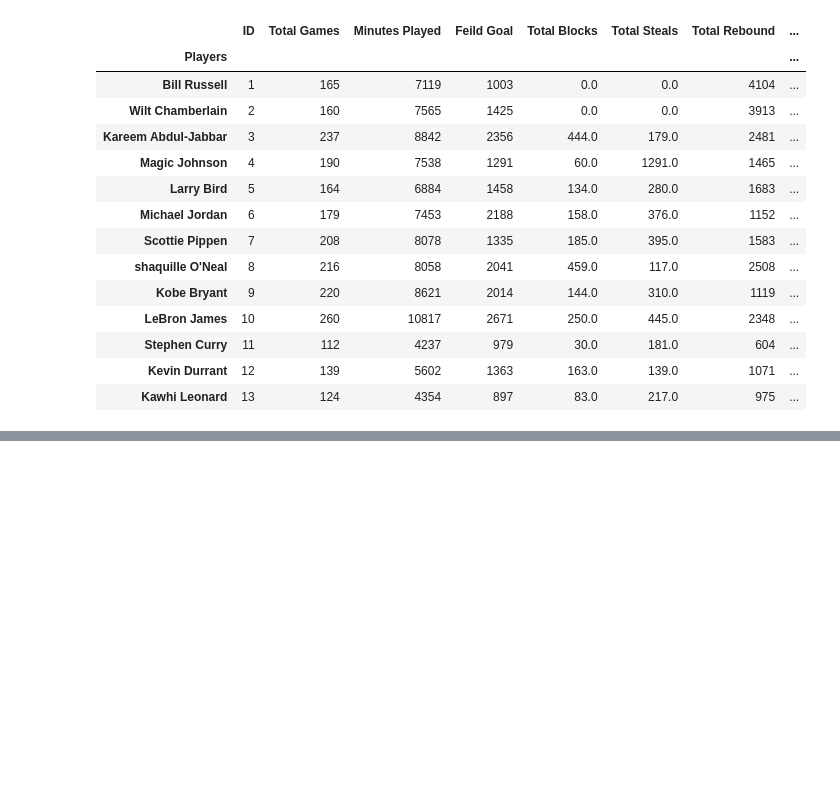
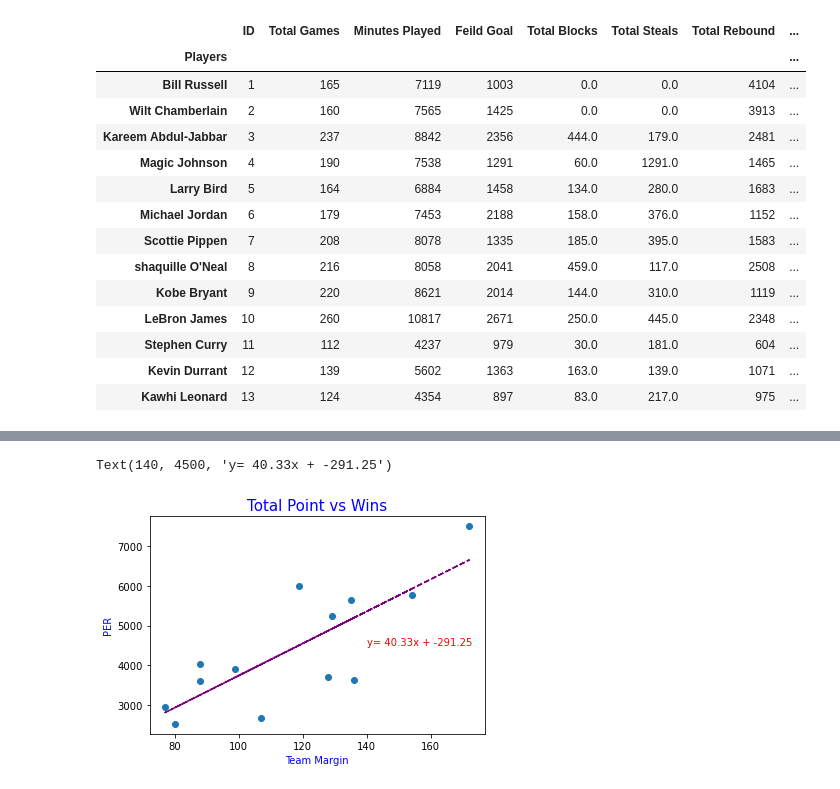
Before and after one commit to lovenalee/Ballers-Project1-Do-You-Really-Know-The-NBA-, a Jupyter notebook: Playoff.ipynb, the cells around one changed output, grey strips where cells are left out. Drawn from its saved outputs; the diff is of its cells as text; code cells hidden in the pictures; blank space fills up the shorter version.

```diff
--- a/Playoff.ipynb
+++ b/Playoff.ipynb
@@ -480,0 +552,17 @@ Text(0.5, 1.0, 'LeBron James \nVs\n Michael Jordan')
+# %%
+vc_slope, vc_int, vc_r, vc_p, vc_std_err = st.linregress(GOAT_STAT['WINS'], GOAT_STAT['Total Points'])
+vc_fit = vc_slope * GOAT_STAT['WINS'] + vc_int
+equation = 'y= ' + str(round(vc_slope, 2)) + 'x + ' + str(round(vc_int, 2))
+
+plt.scatter(GOAT_STAT['WINS'], GOAT_STAT['Total Points'])
+plt.plot(GOAT_STAT['WINS'],vc_fit,"--", color = 'purple')
+
+
+
+plt.xlabel('Team Margin', color='blue')
+plt.ylabel('PER', color='blue')
+plt.title('Total Point vs Wins',fontsize =15, color='blue')
+plt.annotate(equation, xy=(140, 4500), fontsize=10, color='red')
+# %% [output]
+Text(140, 4500, 'y= 40.33x + -291.25')
+[figure, added]
```
Also changed, not shown: parts of 13 cells of this notebook, 1 other file.
